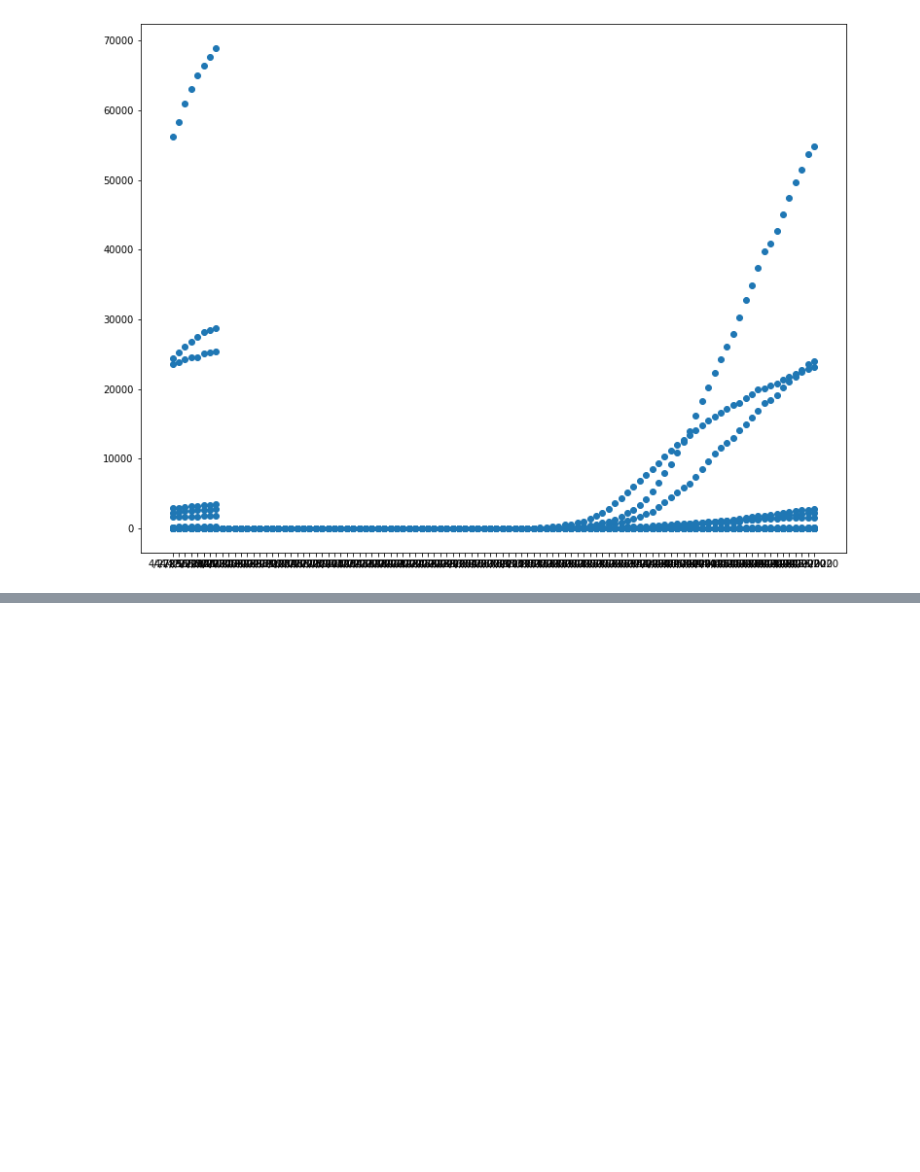
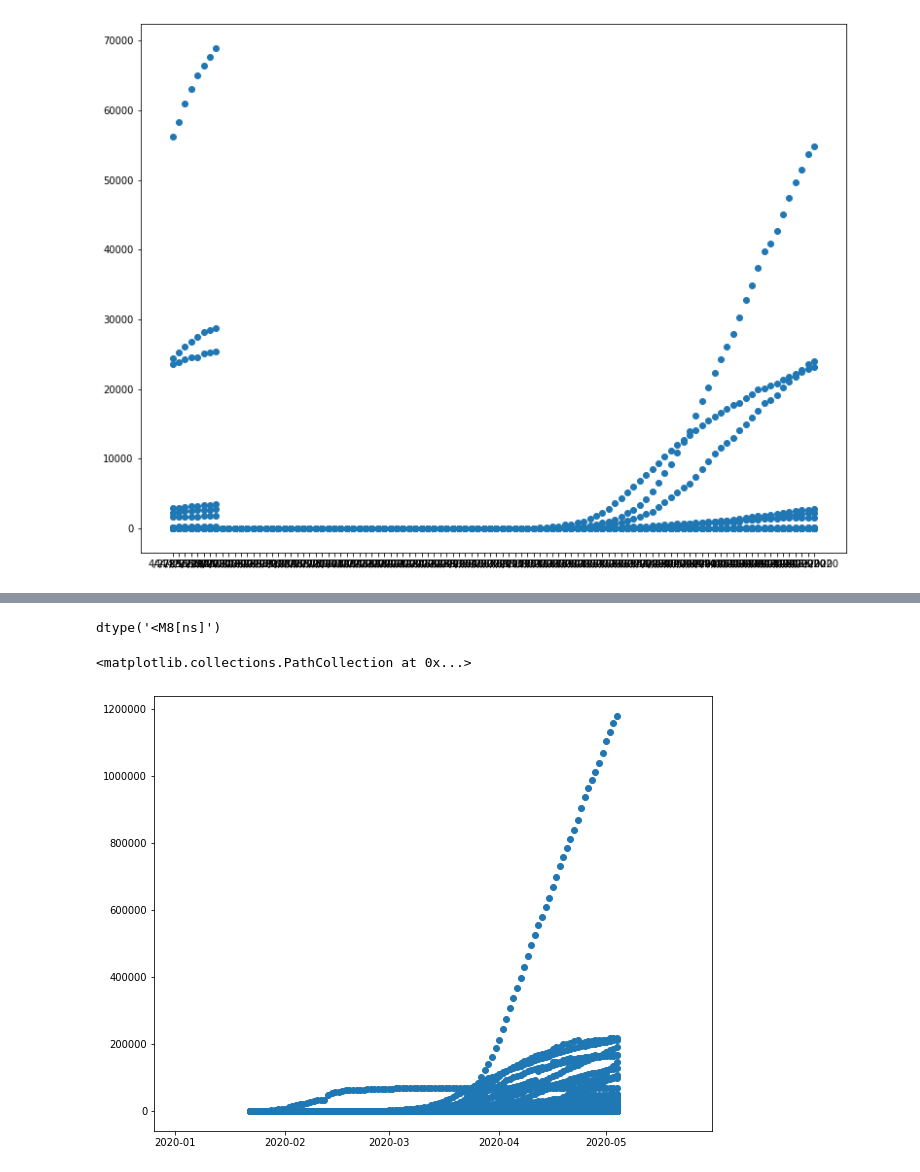
Before and after one commit to mzs9540/covid19, a Jupyter notebook: ml/FirstTry.ipynb, the cells around one changed output, grey strips where cells are left out. Saved outputs shown, nothing was run; the diff lists cells and outputs as text; code cells hidden in the pictures; blank space fills up the shorter version.

```diff
--- a/ml/FirstTry.ipynb
+++ b/ml/FirstTry.ipynb
@@ -48,0 +162,6 @@ ax.scatter(df['date'][-5000:], df['deaths'][-5000:])
+# %%
+df1 = pd.read_csv("FullCovid19Stats.csv",
+                 low_memory=False,
+                 parse_dates=["date"])
+# %%
+df1.drop(['country', 'province', 'lat', 'lon'], axis=1, inplace=True)
@@ -48,0 +177,10 @@ ax.scatter(df['date'][-5000:], df['deaths'][-5000:])
+# %%
+df1.date.dtype
+# %% [output]
+dtype('<M8[ns]')
+# %%
+fig, ax = plt.subplots(figsize=(10,8))
+ax.scatter(df1["date"], df1["confirmed"])
+# %% [output]
+<matplotlib.collections.PathCollection at 0x...>
+[figure, added]
```
Also changed, not shown: parts of 44 cells of this notebook, 44 other files.
